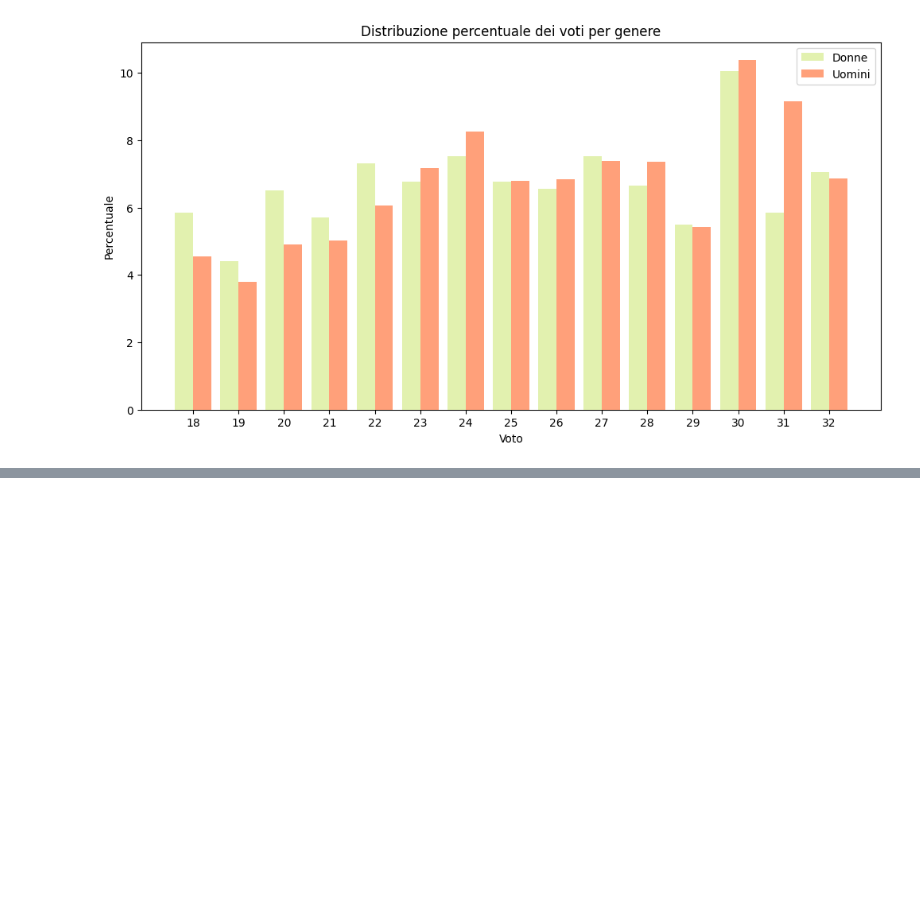
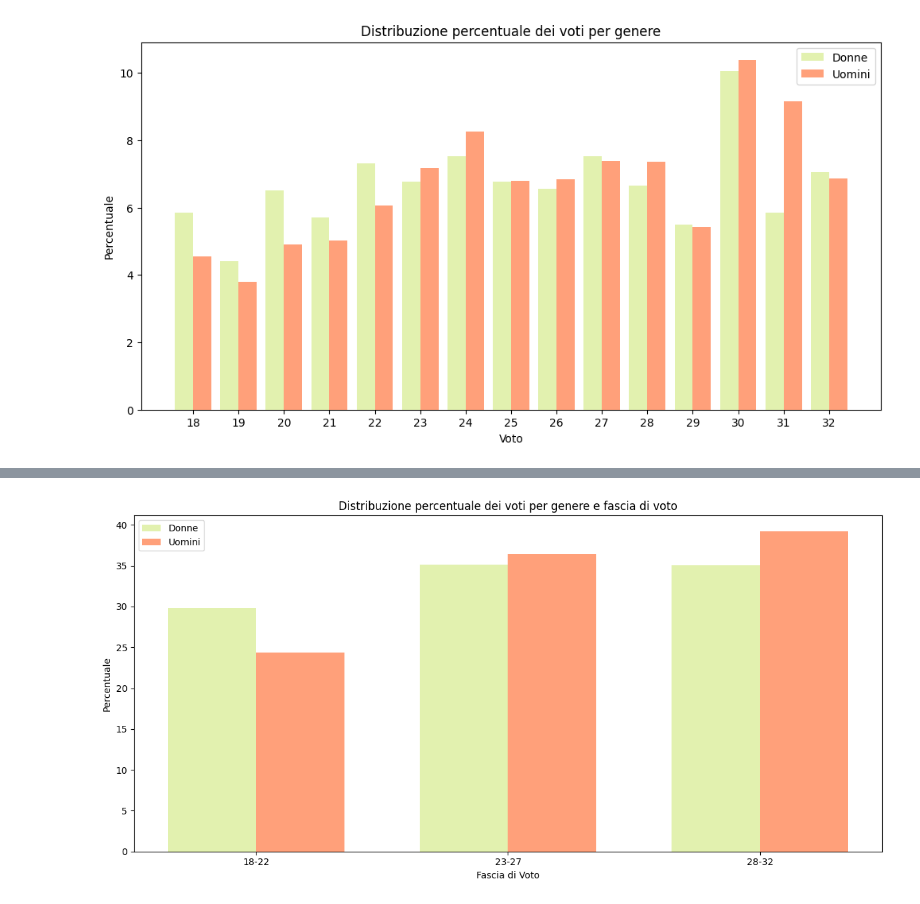
Before and after one commit to lallabelloni/Analisi-differenza-genere-Data-Science, a Jupyter notebook: progetto1.ipynb, the cells around one changed output, grey strips where cells are left out. Cells and saved outputs as stored; diff of their text form; code cells hidden in the pictures; blank space fills up the shorter version.

```diff
--- a/progetto1.ipynb
+++ b/progetto1.ipynb
@@ -235,0 +158,40 @@ plt.show()
+# %%
+import numpy as np
+import pandas as pd
+import matplotlib.pyplot as plt
+
+# Supponiamo di avere già caricato e preprocessato il DataFrame pt con le colonne 'GENERE' e 'VOTO'
+
+# Definiamo una funzione per categorizzare il voto in fasce
+def categorize_voto(voto):
+    if voto >= 18 and voto <= 22:
+        return '18-22'
+    elif voto >= 23 and voto <= 27:
+        return '23-27'
+    elif voto >= 28 and voto <= 32:
+        return '28-32'
+    else:
+        return 'Altro'
+
+pt['FASCIA_VOTO'] = pt['VOTO'].apply(categorize_voto)
+totale_voti = pt.groupby(['GENERE', 'FASCIA_VOTO']).size().unstack()
+percentuali_donne = (totale_voti.loc['F'] / totale_voti.loc['F'].sum()) * 100
+percentuali_uomini = (totale_voti.loc['M'] / totale_voti.loc['M'].sum()) * 100
+
+bar_width = 0.35
+r1 = np.arange(len(percentuali_donne))
+r2 = [x + bar_width for x in r1]
+
+plt.figure(figsize=(12, 6))
+plt.bar(r1, percentuali_donne, label='Donne', color='#E2F1AF', width=bar_width)
+plt.bar(r2, percentuali_uomini, label='Uomini', color='#FFA07A', width=bar_width)
+plt.xlabel('Fascia di Voto')
+plt.ylabel('Percentuale')
+plt.title('Distribuzione percentuale dei voti per genere e fascia di voto')
+plt.xticks(r1 + bar_width/2, percentuali_donne.index)
+plt.legend()
+
+plt.tight_layout()
+plt.show()
+# %% [output]
+[figure, added]
```
Also changed, not shown: parts of 11 cells of this notebook, 3 other files.
